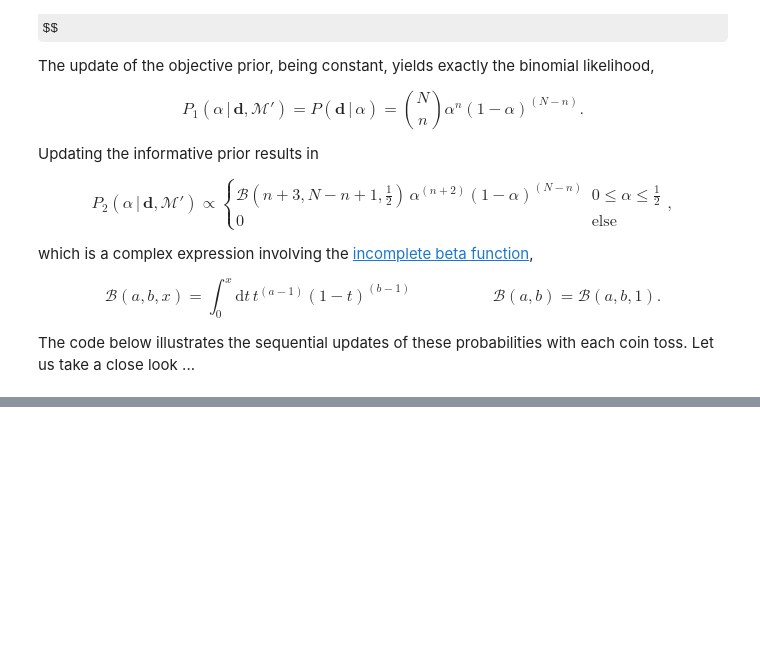
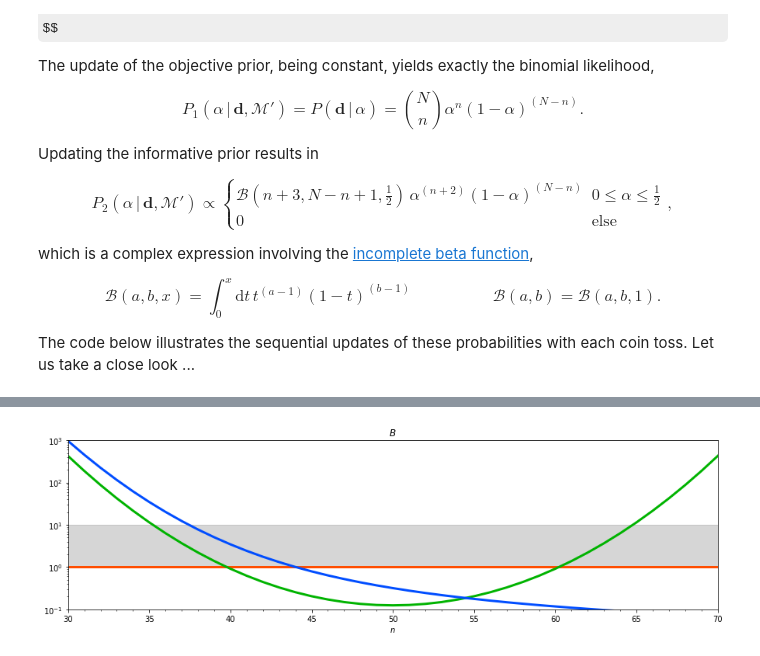
Before and after one commit to mselig/edu, a Jupyter notebook: coin_tossing/coin_tossing.ipynb, the cells around one changed output, grey strips where cells are left out. Drawn from its saved outputs; the diff is of its cells as text; code cells hidden in the pictures; some formulas as TeX source; blank space fills up the shorter version.

```diff
--- a/coin_tossing/coin_tossing.ipynb
+++ b/coin_tossing/coin_tossing.ipynb
@@ -330,0 +378,24 @@ TODO: comments
+# %%
+%matplotlib inline
+
+from scipy.special import binom
+
+N = 100 ## number of tosses
+
+n = np.arange(N + 1)
+binomial = binom(N, n)
+e0 = binomial * 0.5 ** N
+e1 = 1 / (N + 1)
+e2 =  24 * binomial * (lambda M, m: beta_function(m + 3, M - m + 1, 0.5))(N, n)
+b1 = e1 / e0
+b2 = e2 / e0
+fig, ax = pl.subplots() ; fig.set_figwidth(fig.get_figwidth() * 2.5)
+x = np.round(np.argmax(b1 < 1000), -1)
+pl.xlim((x, N - x)) ; pl.ylim((0.1, 1000)) ; ax.set_title("$B$") ; ax.set_xlabel("$n$") ; pl.minorticks_on()
+ax.hlines(1, xmin=0, xmax=N, linewidth=3, color=(1.0 , 0.3, 0.0), zorder=0)
+ax.fill_between(n, 1, 10, color=(0.2, 0.2, 0.2, 0.2), zorder=-1)
+ax.semilogy(n, b1, linewidth=3, color=(0.0, 0.7, 0.0), zorder=1)
+ax.semilogy(n, b2, linewidth=3, color=(0.0, 0.3, 1.0), zorder=2)
+print()
+# %% [output]
+[figure, added]
```
Also changed, not shown: parts of 11 cells of this notebook.
